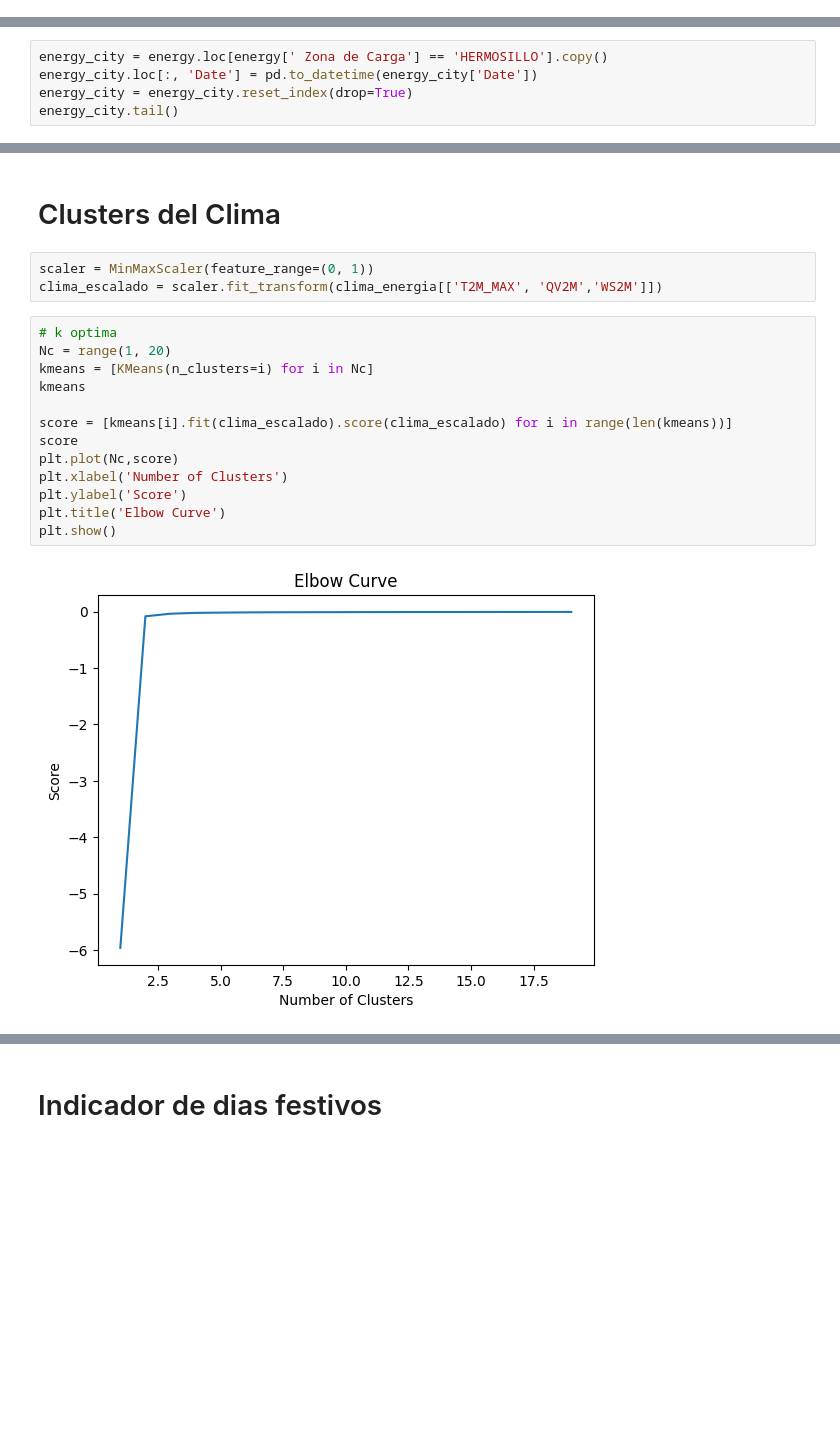
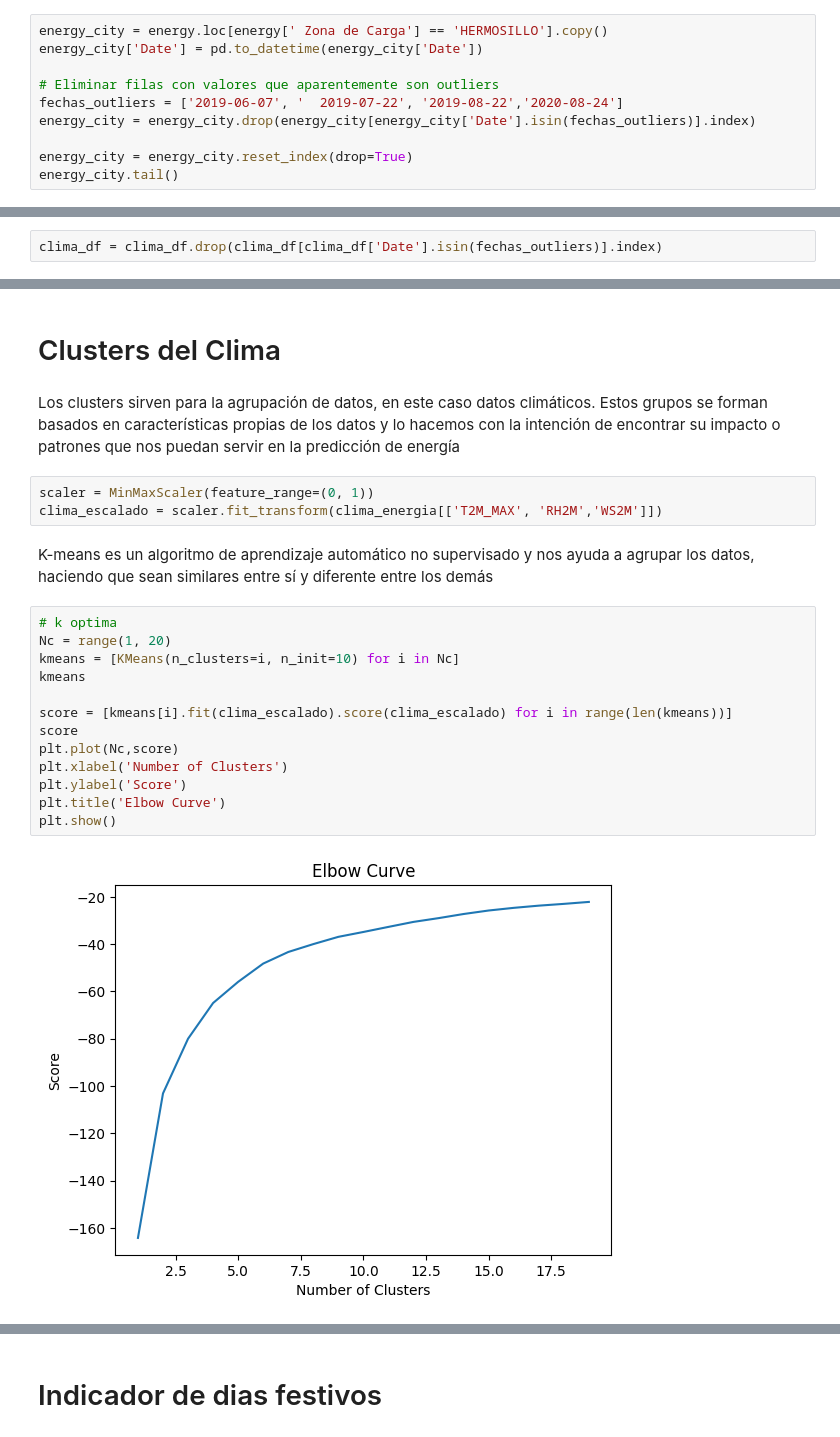
Before and after one commit to anmerino-pnd/energyPrediction, a Jupyter notebook: red_neuronal.ipynb, the cells around one changed output, grey strips where cells are left out. Cells and saved outputs as stored; diff of their text form; blank space fills up the shorter version.

```diff
--- a/red_neuronal.ipynb
+++ b/red_neuronal.ipynb
@@ -125,0 +160,10 @@ clima_df.head()
+# %%
+energy_city = energy.loc[energy[' Zona de Carga'] == 'HERMOSILLO'].copy()
+energy_city['Date'] = pd.to_datetime(energy_city['Date'])
+
+# Eliminar filas con valores que aparentemente son outliers
+fechas_outliers = ['2019-06-07', '	2019-07-22', '2019-08-22','2020-08-24']
+energy_city = energy_city.drop(energy_city[energy_city['Date'].isin(fechas_outliers)].index)
+
+energy_city = energy_city.reset_index(drop=True)
+energy_city.tail()
@@ -130,5 +182,0 @@ clima_df.head()
-# %%
-energy_city = energy.loc[energy[' Zona de Carga'] == 'HERMOSILLO'].copy()
-energy_city.loc[:, 'Date'] = pd.to_datetime(energy_city['Date'])
-energy_city = energy_city.reset_index(drop=True)
-energy_city.tail()
@@ -142,3 +183,5 @@ energy_city.tail()
+# %%
+clima_df = clima_df.drop(clima_df[clima_df['Date'].isin(fechas_outliers)].index)
 # %%
 # Merge del clima con la energía
 clima_energia = energy_city.merge(clima_df, on='Date', how='inner')
@@ -209,21 +255,25 @@ corr
 # %% [markdown]
 # Clusters del Clima
+# %% [markdown]
+Los clusters sirven para la agrupación de datos, en este caso datos climáticos. Estos grupos se forman basados en características propias de los datos y lo hacemos con la intención de encontrar su impacto o patrones que nos puedan servir en la predicción de energía
 # %%
 scaler = MinMaxScaler(feature_range=(0, 1))
-clima_escalado = scaler.fit_transform(clima_energia[['T2M_MAX', 'QV2M','WS2M']])
+clima_escalado = scaler.fit_transform(clima_energia[['T2M_MAX', 'RH2M','WS2M']])
+# %% [markdown]
+K-means es un algoritmo de aprendizaje automático no supervisado y nos ayuda a agrupar los datos, haciendo que sean similares entre sí y diferente entre los demás
 # %%
 # k optima
 Nc = range(1, 20)
-kmeans = [KMeans(n_clusters=i) for i in Nc]
+kmeans = [KMeans(n_clusters=i, n_init=10) for i in Nc]
 kmeans
 
 score = [kmeans[i].fit(clima_escalado).score(clima_escalado) for i in range(len(kmeans))]
 score
 plt.plot(Nc,score)
 plt.xlabel('Number of Clusters')
 plt.ylabel('Score')
 plt.title('Elbow Curve')
 plt.show()
 # %% [output]
-[figure, old version]
+[figure, new version]
 # %%
```
Also changed, not shown: parts of 94 cells of this notebook, 1 other file.
